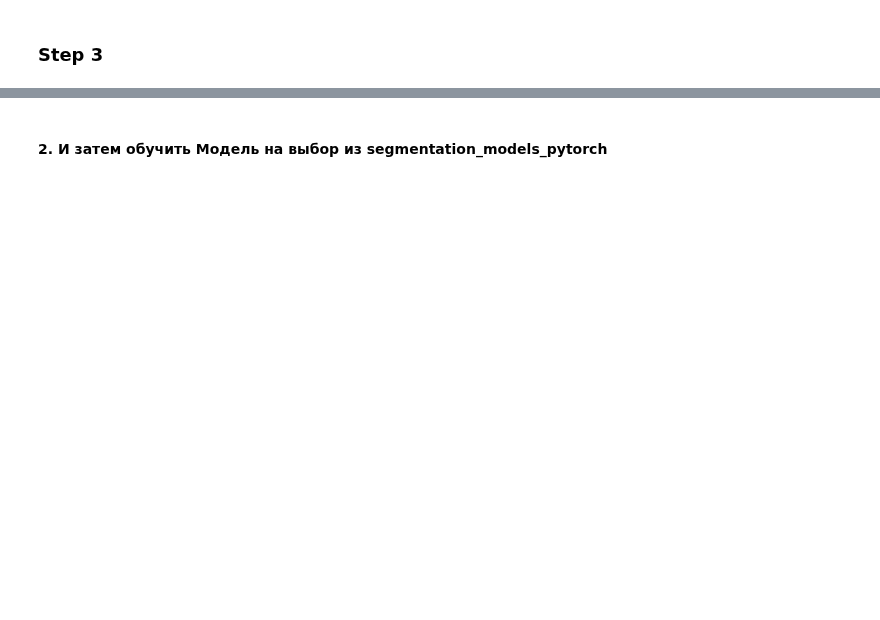
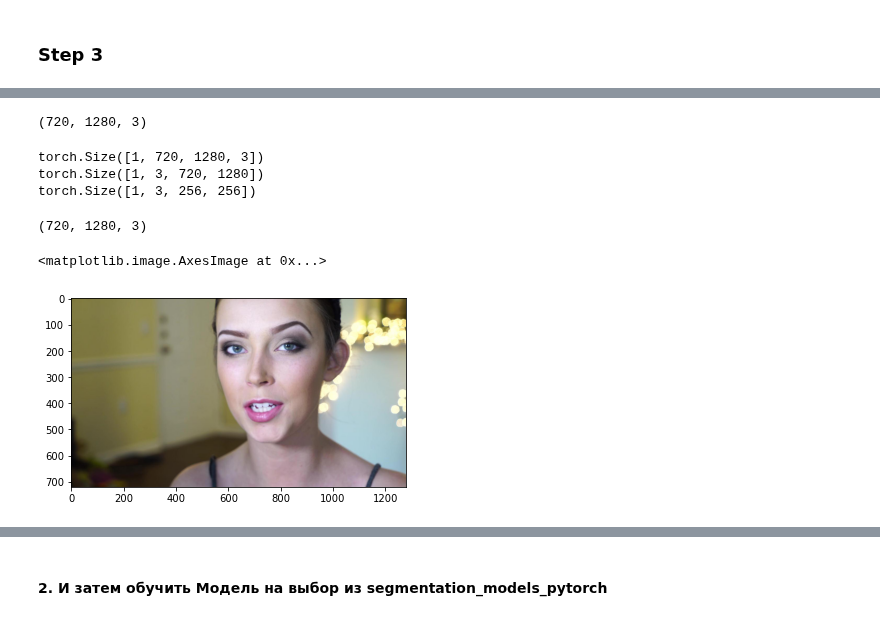
Before and after one commit to Miillya/Geekbrains, a Jupyter notebook: Фреймворк PyTorch для разработки искусственных нейронных сетей/Урок 4. Image Segmentation/hw_04.ipynb, the cells around one changed output, grey strips where cells are left out. Cells and saved outputs as stored; diff of their text form; code cells hidden in the pictures; blank space fills up the shorter version.

```diff
--- a/Фреймворк PyTorch для разработки искусственных нейронных сетей/Урок 4. Image Segmentation/hw_04.ipynb
+++ b/Фреймворк PyTorch для разработки искусственных нейронных сетей/Урок 4. Image Segmentation/hw_04.ipynb
@@ -363,0 +281,27 @@ test_data_loader = DataLoader(test_data, batch_size=1, shuffle=False)
+# %%
+img = np.asarray(Image.open(images_w_mask[0])).astype('float')
+img.shape
+# %% [output]
+(720, 1280, 3)
+# %%
+img = torch.as_tensor(img)/255
+img = img.unsqueeze(0)
+print(img.shape)
+img = img.permute(0,3,1,2)
+print(img.shape)
+img = F.interpolate(input=img, size=256, align_corners=False, mode='bicubic')
+print(img.shape)
+# %% [output]
+torch.Size([1, 720, 1280, 3])
+torch.Size([1, 3, 720, 1280])
+torch.Size([1, 3, 256, 256])
+# %%
+mask_it = np.asarray(Image.open(masks_adapt[-1])).astype('int')
+mask_it.shape
+# %% [output]
+(720, 1280, 3)
+# %%
+plt.imshow(Image.open(images_w_mask[-1]))
+# %% [output]
+<matplotlib.image.AxesImage at 0x...>
+[figure, added]
```
Also changed, not shown: parts of 34 cells of this notebook.
